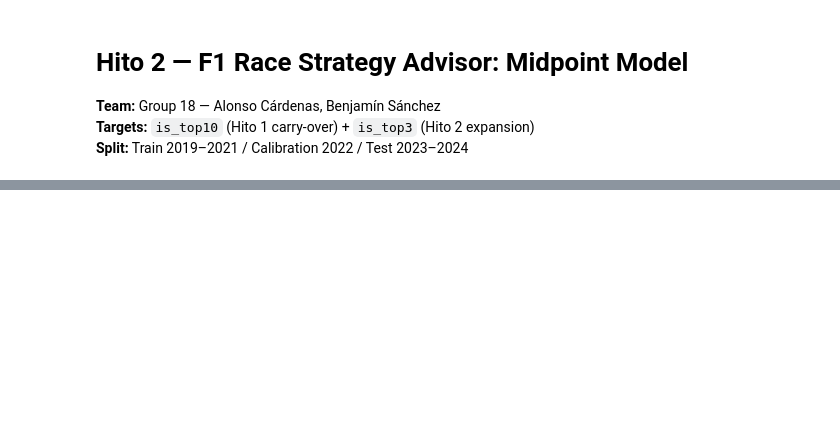
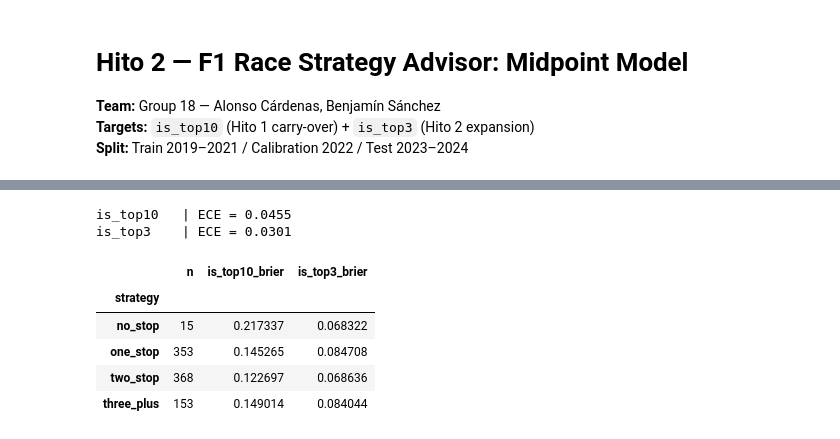
Before and after one commit to Benjasncz2/iit414w-lab01-group18, a Jupyter notebook: hito 2/hito2_modeling.ipynb, the cells around one changed output, grey strips where cells are left out. Saved outputs shown, nothing was run; the diff lists cells and outputs as text; code cells hidden in the pictures; blank space fills up the shorter version.

```diff
--- a/hito 2/hito2_modeling.ipynb
+++ b/hito 2/hito2_modeling.ipynb
@@ -177,45 +188,51 @@ print("Saved: calibration_curves_hito2.png")
 # %%
-# Cell 8 — Expected Calibration Error (ECE)
+# Cell 8 — ECE computation
 def compute_ece(y_true, y_prob, n_bins=10):
     bins = np.linspace(0, 1, n_bins + 1)
-    ece, n = 0.0, len(y_true)
+    ece = 0.0
+    n = len(y_true)
     for lo, hi in zip(bins[:-1], bins[1:]):
         mask = (y_prob >= lo) & (y_prob < hi)
         if mask.sum() < 3:
             continue
-        ece += mask.sum() / n * abs(float(y_true[mask].mean()) - float(y_prob[mask].mean()))
+        acc = y_true[mask].mean()
+        conf = y_prob[mask].mean()
+        ece += mask.sum() / n * abs(acc - conf)
     return ece
 
-print("ECE results (test set 2023-2024):")
 for target in TARGETS:
     y_test = test_df[target].values
     y_prob = models[target].predict_proba(X_test)[:, 1]
-    print(f"  {target:10s} | ECE = {compute_ece(y_test, y_prob):.4f}")
+    ece = compute_ece(y_test, y_prob)
+    print(f"{target:10s} | ECE = {ece:.4f}")
+# %% [output]
+is_top10   | ECE = 0.0455
+is_top3    | ECE = 0.0301
 # %%
-# Cell 9 — Error analysis: Brier sliced by strategy type (n_stops)
-def brier_slice(sub, target):
-    if len(sub) < 5:
-        return float('nan')
-    y     = sub[target]
-    y_prob = models[target].predict_proba(sub[FEATURES])[:, 1]
-    return brier_score_loss(y, y_prob)
+# Cell 9 — Error analysis: Brier sliced by strategy type
+def brier_slice(df_slice, target):
+    y = df_slice[target]
+    y_prob = models[target].predict_proba(df_slice[FEATURES])[:, 1]
+    return brier_score_loss(y, y_prob) if len(y) >= 5 else float('nan')
 
-test_df['stop_group'] = pd.cut(
-    test_df['n_stops'],
-    bins=[-0.5, 0.5, 1.5, 2.5, 10],
-    labels=['no_stop', 'one_stop', 'two_stop', 'three_plus']
-)
+test_df['stop_group'] = pd.cut(test_df['n_stops'],
+    bins=[-0.5,0.5,1.5,2.5,10], labels=['no_stop','one_stop','two_stop','three_plus'])
 
 rows = []
-for grp, sub in test_df.groupby('stop_group', observed=True):
+for grp, sub in test_df.groupby('stop_group'):
     rows.append({
         'strategy': grp, 'n': len(sub),
-        'is_top10_brier': round(brier_slice(sub, 'is_top10'), 4),
-        'is_top3_brier':  round(brier_slice(sub, 'is_top3'), 4),
+        'is_top10_brier': brier_slice(sub, 'is_top10'),
+        'is_top3_brier':  brier_slice(sub, 'is_top3'),
     })
-df_strat = pd.DataFrame(rows).set_index('strategy')
-print("Error by strategy type:")
-print(df_strat.to_string())
+pd.DataFrame(rows).set_index('strategy')
+# %% [output]
+|  | n | is_top10_brier | is_top3_brier |
+| strategy |  |  |  |
+| no_stop | 15 | 0.217337 | 0.068322 |
+| one_stop | 353 | 0.145265 | 0.084708 |
+| two_stop | 368 | 0.122697 | 0.068636 |
+| three_plus | 153 | 0.149014 | 0.084044 |
 # %%
 # Cell 10 — Error analysis: Brier sliced by circuit type
 rows = []
```
Also changed, not shown: parts of 14 cells of this notebook, 3 other files.
